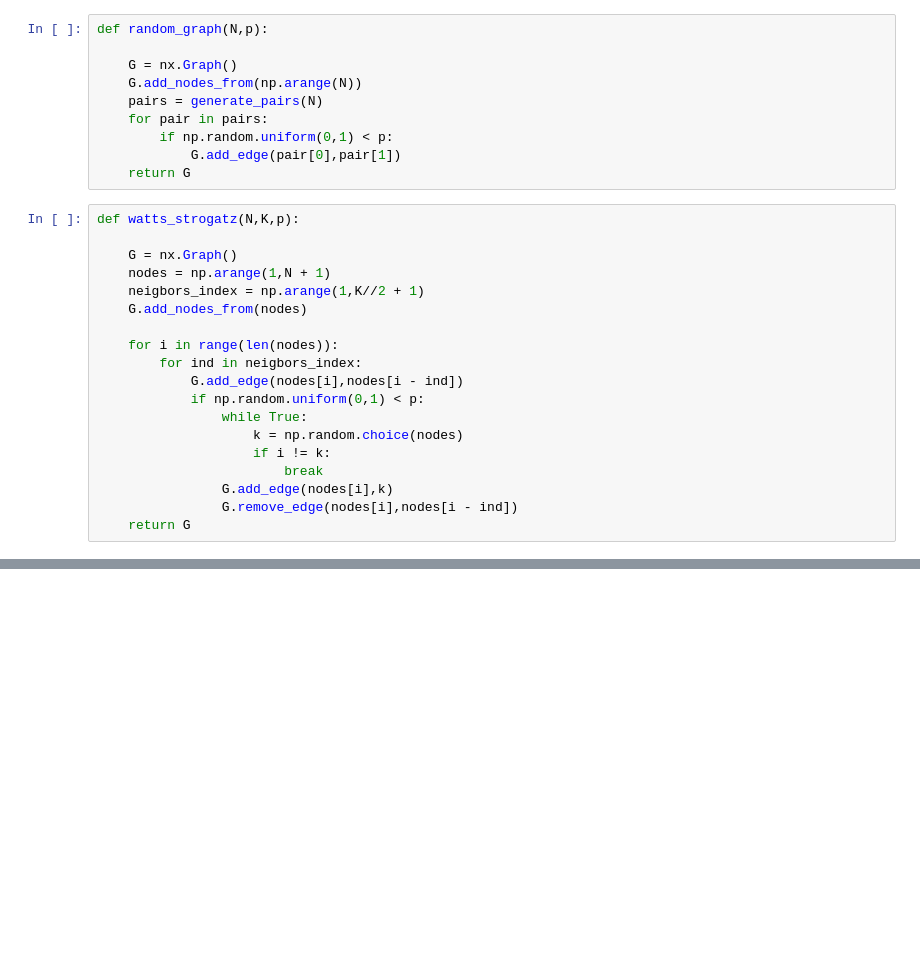
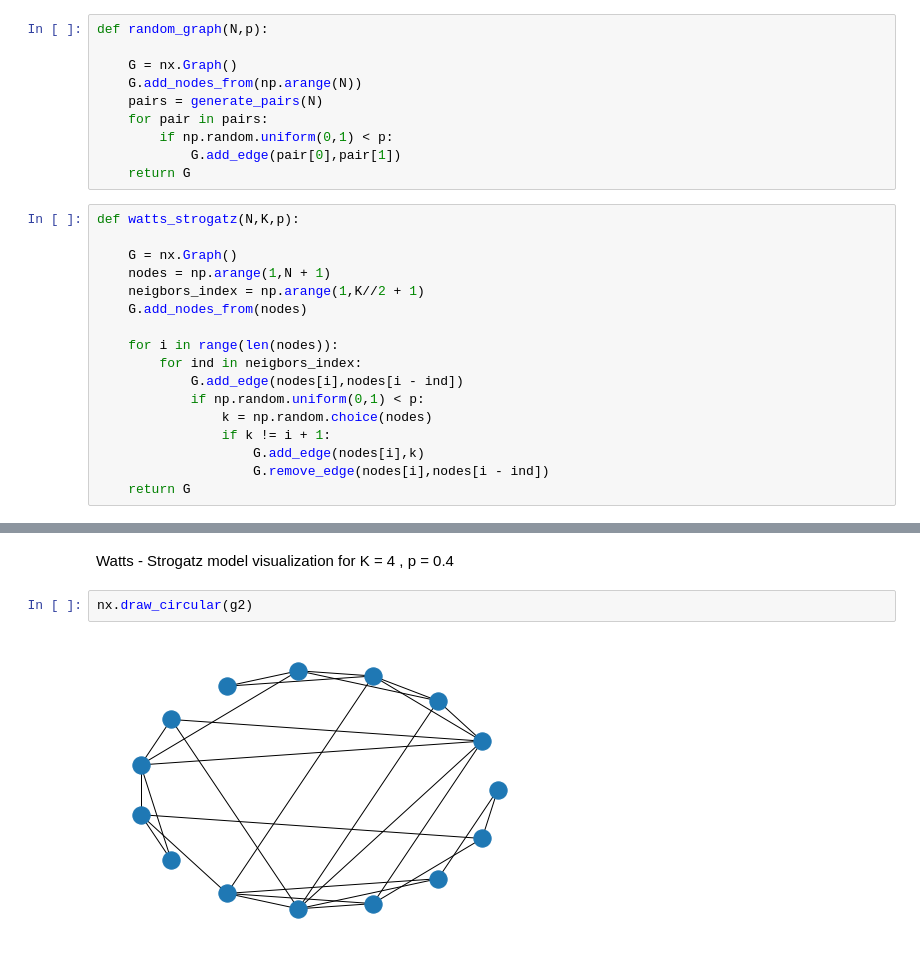
Before and after one commit to wojbec2000/Diffusion-processes, a Jupyter notebook: 3 lab assingment.ipynb, the cells around one changed output, grey strips where cells are left out. Cells and saved outputs as stored; diff of their text form; blank space fills up the shorter version.

```diff
--- a/3 lab assingment.ipynb
+++ b/3 lab assingment.ipynb
@@ -31,12 +34,10 @@ def watts_strogatz(N,K,p):
         for ind in neigbors_index:
             G.add_edge(nodes[i],nodes[i - ind])
             if np.random.uniform(0,1) < p:
-                while True:
-                    k = np.random.choice(nodes)
-                    if i != k:
-                        break
-                G.add_edge(nodes[i],k)
-                G.remove_edge(nodes[i],nodes[i - ind])
+                k = np.random.choice(nodes)
+                if k != i + 1:
+                    G.add_edge(nodes[i],k)
+                    G.remove_edge(nodes[i],nodes[i - ind])
     return G
 # %%
 def probabilities(k):
@@ -58,0 +87,6 @@ def barabasi_albert(m,m0):
+# %% [markdown]
+Watts - Strogatz model visualization for K = 4 , p = 0.4
+# %%
+nx.draw_circular(g2)
+# %% [output]
+[figure, added]
```
Also changed, not shown: parts of 34 cells of this notebook.
